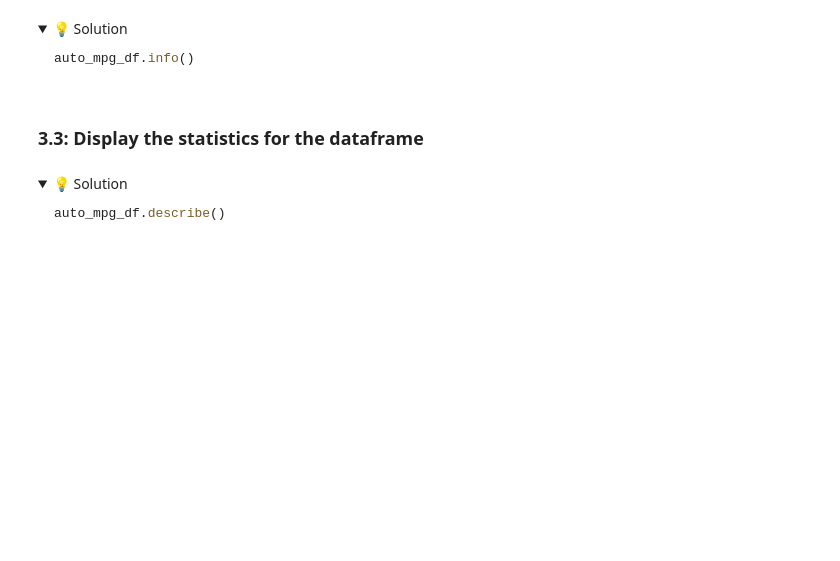
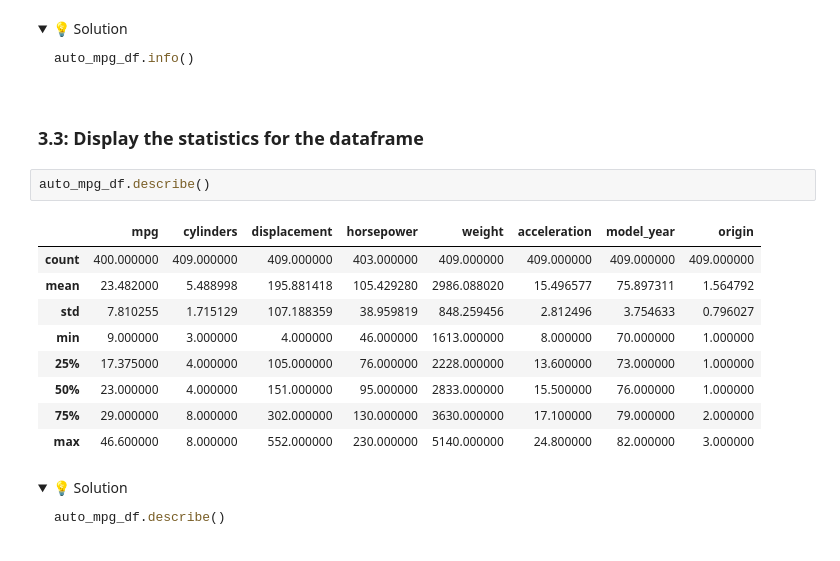
Before and after one commit to IT4063-Spring2025/exploratory-data-analysis-BeccaCordray, a Jupyter notebook: notebook.ipynb, the cells around one changed output. Cells and saved outputs as stored; diff of their text form; folded sections open; blank space fills up the shorter version.

```diff
--- a/notebook.ipynb
+++ b/notebook.ipynb
@@ -159,6 +182,18 @@ Now that we've confirmed the data loaded correctly, let's take a look at the met
 </details>
 # %% [markdown]
 ### 3.3: Display the statistics for the dataframe
+# %%
+auto_mpg_df.describe()
+# %% [output]
+|  | mpg | cylinders | displacement | horsepower | weight | acceleration | model_year | origin |
+| count | 400.000000 | 409.000000 | 409.000000 | 403.000000 | 409.000000 | 409.000000 | 409.000000 | 409.000000 |
+| mean | 23.482000 | 5.488998 | 195.881418 | 105.429280 | 2986.088020 | 15.496577 | 75.897311 | 1.564792 |
+| std | 7.810255 | 1.715129 | 107.188359 | 38.959819 | 848.259456 | 2.812496 | 3.754633 | 0.796027 |
+| min | 9.000000 | 3.000000 | 4.000000 | 46.000000 | 1613.000000 | 8.000000 | 70.000000 | 1.000000 |
+| 25% | 17.375000 | 4.000000 | 105.000000 | 76.000000 | 2228.000000 | 13.600000 | 73.000000 | 1.000000 |
+| 50% | 23.000000 | 4.000000 | 151.000000 | 95.000000 | 2833.000000 | 15.500000 | 76.000000 | 1.000000 |
+| 75% | 29.000000 | 8.000000 | 302.000000 | 130.000000 | 3630.000000 | 17.100000 | 79.000000 | 2.000000 |
+| max | 46.600000 | 8.000000 | 552.000000 | 230.000000 | 5140.000000 | 24.800000 | 82.000000 | 3.000000 |
 # %% [markdown]
 <details>
   <summary>💡 Solution </summary>
```
Also changed, not shown: parts of 2 cells of this notebook.
